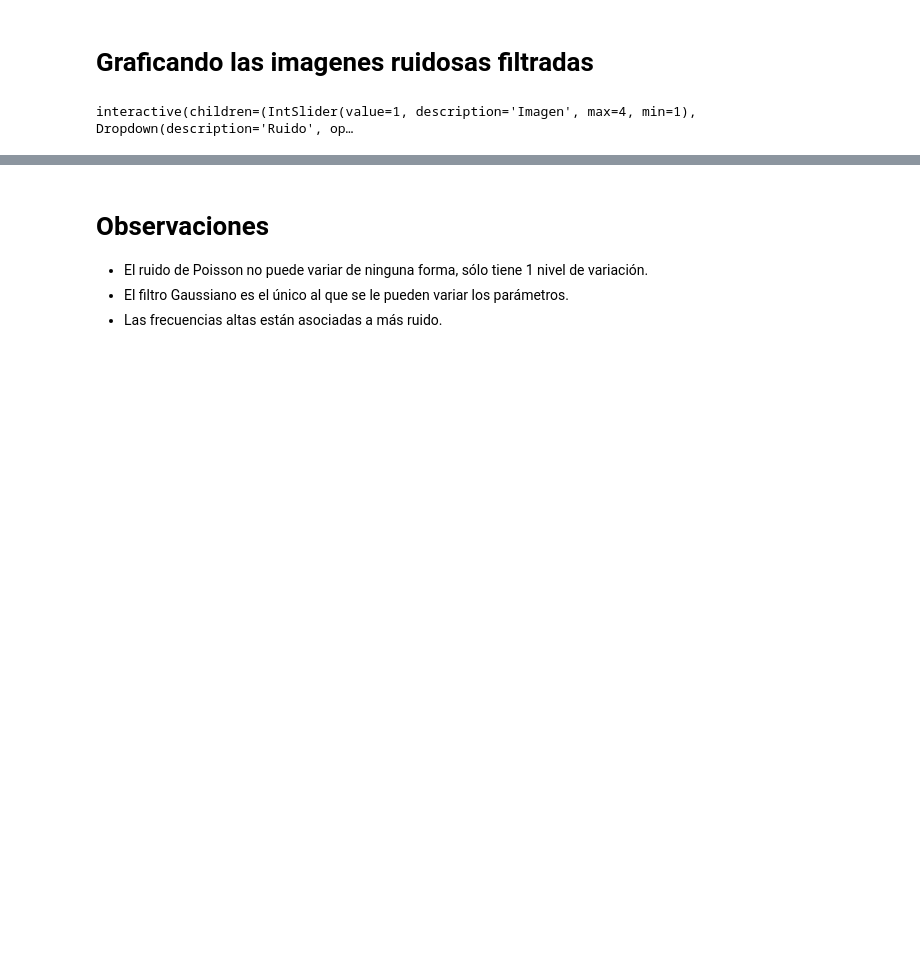
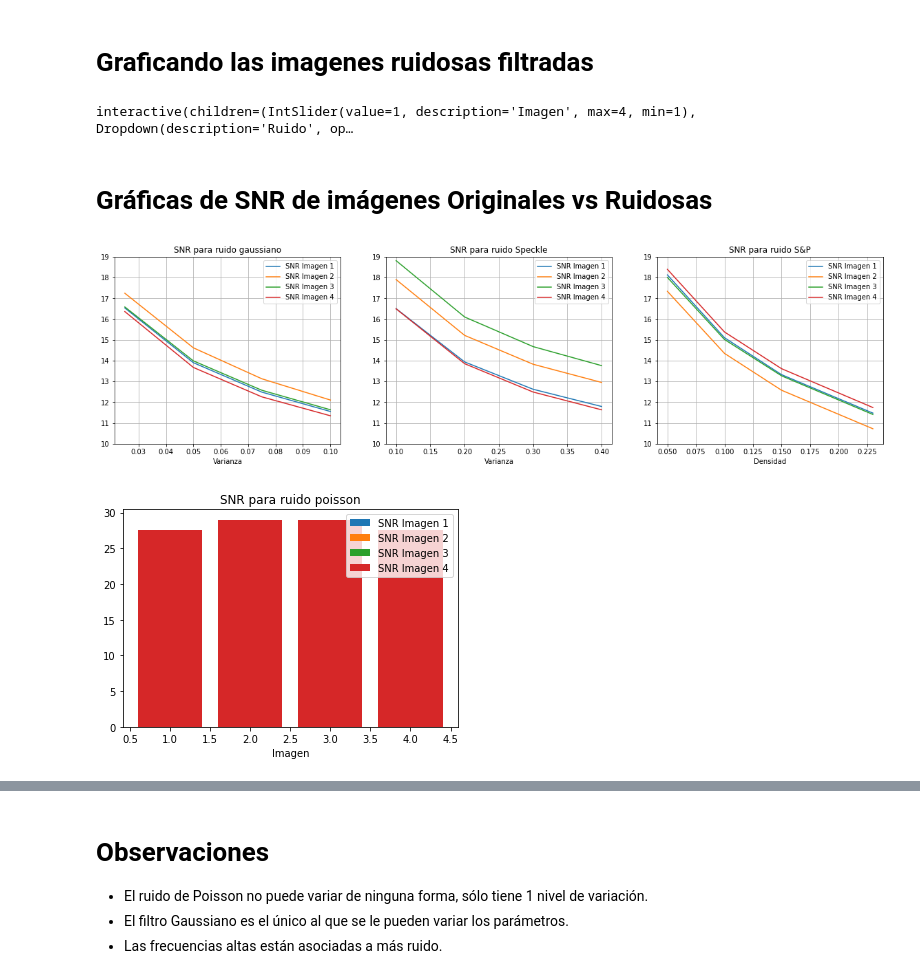
Before and after one commit to Camilo-Hernandez/Analisis-y-tratamiento-de-imagenes, a Jupyter notebook: Realce_y_filtrado_de_señales_multivariadas.ipynb, the cells around one changed output, grey strips where cells are left out. Saved outputs shown, nothing was run; the diff lists cells and outputs as text; code cells hidden in the pictures; blank space fills up the shorter version.

Commit message:
Creadas las gráficas de Originales vs Ruidosas & Originales vs Ruidosas Filtradas Gaussianas

```diff
--- a/Realce_y_filtrado_de_señales_multivariadas.ipynb
+++ b/Realce_y_filtrado_de_señales_multivariadas.ipynb
@@ -122,7 +134,7 @@ from ipywidgets.widgets.interaction import interactive
 !wget 'https://github.com/Camilo-Hernandez/Analisis-y-tratamiento-de-imagenes/raw/main/Images/Laser.jpg' -O 'Laser.jpg'
 # %%
 def CargarImagen(img):
-  img_rgb = img[:, :, ::-1]
+  img_rgb = img_as_float(img[:, :, ::-1])
   plt.imshow(img_rgb)
   plt.show()
   return img_rgb
@@ -226,3 +259,49 @@ def ImagenRuidosaFiltrada(Imagen = 1, Ruido = 0, NivelRuido = 1, Filtro = 0, Niv
   ax3.set_title(f'Imagen {Imagen} ruidosa filtrada con Filtro {filtro[Filtro]}')
 # %% [output]
 interactive(children=(IntSlider(value=1, description='Imagen', max=4, min=1), Dropdown(description='Ruido', op…
+# %% [markdown]
+# Gráficas de SNR de imágenes Originales vs Ruidosas
+# %%
+f, (ax1,ax2,ax3) = plt.subplots(1,3,figsize=(20,5))
+# SNR para ruido gaussiano
+for i,img_r in enumerate(img_RG_SNR):
+  ax1.plot(rango_gaussiano,img_r,label=f'SNR Imagen {i+1}')
+else:
+  ax1.legend()
+  ax1.set_ylim(10,19)
+  ax1.set_title('SNR para ruido gaussiano')
+  ax1.set_xlabel('Varianza')
+  ax1.grid()
+
+# SNR para ruido Speckle
+for i,img_r in enumerate(img_RS_SNR):
+  ax2.plot(rango_speckle,img_r,label=f'SNR Imagen {i+1}')
+else:
+  ax2.legend()
+  ax2.set_ylim(10,19)
+  ax2.set_title('SNR para ruido Speckle')
+  ax2.set_xlabel('Varianza')
+  ax2.grid()
+
+# SNR para ruido S&P
+for i,img_r in enumerate(img_RSP_SNR):
+  ax3.plot(rango_snp,img_r,label=f'SNR Imagen {i+1}')
+else:
+  ax3.legend()
+  ax3.set_ylim(10,19)
+  ax3.set_title('SNR para ruido S&P')
+  ax3.set_xlabel('Densidad')
+  ax3.grid()
+
+# SNR para ruido poisson
+plt.figure()
+for i,img_r in enumerate(img_RG_SNR):
+  plt.bar((1,2,3,4),img_RP_SNR,label=f'SNR Imagen {i+1}')
+else:
+  plt.legend()
+  plt.title('SNR para ruido poisson')
+  plt.xlabel('Imagen')
+  plt.show()
+# %% [output]
+[figure, added]
+[figure, added]
```
Also changed, not shown: parts of 11 cells of this notebook.
